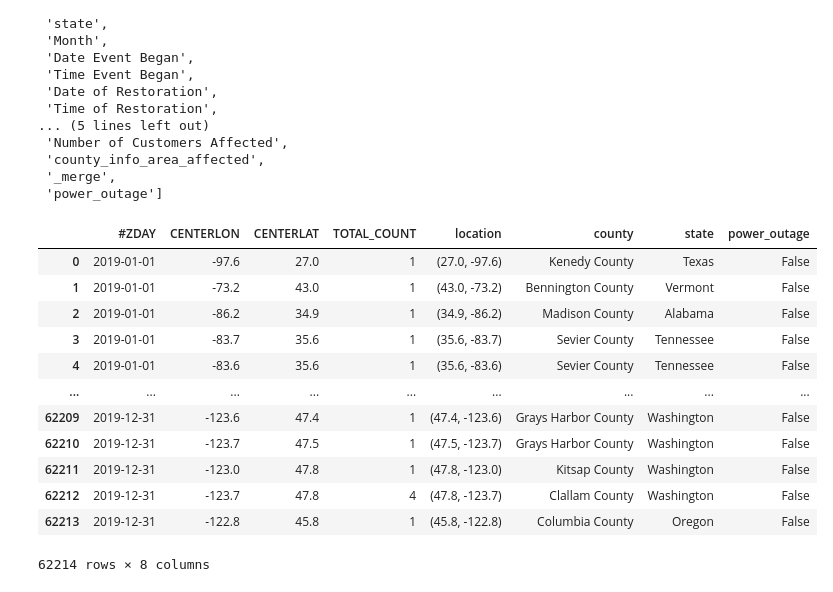
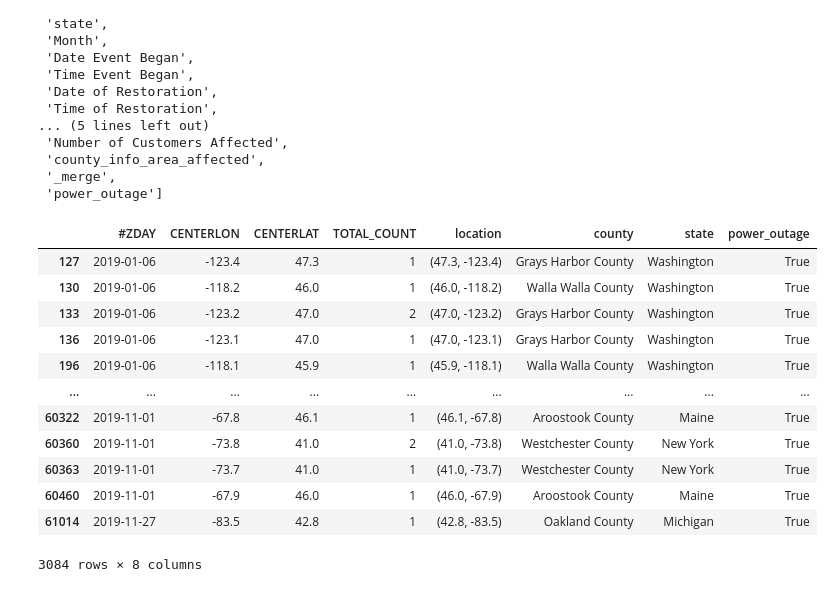
Before and after one commit to amourayuba/Power-Outage-Prediction, a Jupyter notebook: codes/Weather_Outage_Merge_Attempt_junaid.ipynb, the cells around one changed output. Saved outputs shown, nothing was run; the diff lists cells and outputs as text; code cells hidden in the pictures.

```diff
--- a/codes/Weather_Outage_Merge_Attempt_junaid.ipynb
+++ b/codes/Weather_Outage_Merge_Attempt_junaid.ipynb
@@ -331,23 +322,25 @@ left_merged_df.columns.tolist()
 # %%
 columns_to_drop = ['Month', 'Date Event Began', 'Time Event Began', 'Date of Restoration', 'Time of Restoration', 'Area Affected',
  'NERC Region','Alert Criteria', 'Event Type', 'Demand Loss (MW)', 'Number of Customers Affected', 'county_info_area_affected', '_merge']
 
 lightning_outage = left_merged_df.copy()
 
-lightning_outage.drop(columns = columns_to_drop)
+lightning_outage = lightning_outage.drop(columns = columns_to_drop)
+
+lightning_outage[lightning_outage["power_outage"]]
 # %% [output]
 |  | #ZDAY | CENTERLON | CENTERLAT | TOTAL_COUNT | location | county | state | power_outage |
-| 0 | 2019-01-01 | -97.6 | 27.0 | 1 | (27.0, -97.6) | Kenedy County | Texas | False |
-| 1 | 2019-01-01 | -73.2 | 43.0 | 1 | (43.0, -73.2) | Bennington County | Vermont | False |
-| 2 | 2019-01-01 | -86.2 | 34.9 | 1 | (34.9, -86.2) | Madison County | Alabama | False |
-| 3 | 2019-01-01 | -83.7 | 35.6 | 1 | (35.6, -83.7) | Sevier County | Tennessee | False |
-| 4 | 2019-01-01 | -83.6 | 35.6 | 1 | (35.6, -83.6) | Sevier County | Tennessee | False |
+| 127 | 2019-01-06 | -123.4 | 47.3 | 1 | (47.3, -123.4) | Grays Harbor County | Washington | True |
+| 130 | 2019-01-06 | -118.2 | 46.0 | 1 | (46.0, -118.2) | Walla Walla County | Washington | True |
+| 133 | 2019-01-06 | -123.2 | 47.0 | 2 | (47.0, -123.2) | Grays Harbor County | Washington | True |
+| 136 | 2019-01-06 | -123.1 | 47.0 | 1 | (47.0, -123.1) | Grays Harbor County | Washington | True |
+| 196 | 2019-01-06 | -118.1 | 45.9 | 1 | (45.9, -118.1) | Walla Walla County | Washington | True |
 | ... | ... | ... | ... | ... | ... | ... | ... | ... |
-| 62209 | 2019-12-31 | -123.6 | 47.4 | 1 | (47.4, -123.6) | Grays Harbor County | Washington | False |
-| 62210 | 2019-12-31 | -123.7 | 47.5 | 1 | (47.5, -123.7) | Grays Harbor County | Washington | False |
-| 62211 | 2019-12-31 | -123.0 | 47.8 | 1 | (47.8, -123.0) | Kitsap County | Washington | False |
-| 62212 | 2019-12-31 | -123.7 | 47.8 | 4 | (47.8, -123.7) | Clallam County | Washington | False |
-| 62213 | 2019-12-31 | -122.8 | 45.8 | 1 | (45.8, -122.8) | Columbia County | Oregon | False |
+| 60322 | 2019-11-01 | -67.8 | 46.1 | 1 | (46.1, -67.8) | Aroostook County | Maine | True |
+| 60360 | 2019-11-01 | -73.8 | 41.0 | 2 | (41.0, -73.8) | Westchester County | New York | True |
+| 60363 | 2019-11-01 | -73.7 | 41.0 | 1 | (41.0, -73.7) | Westchester County | New York | True |
+| 60460 | 2019-11-01 | -67.9 | 46.0 | 1 | (46.0, -67.9) | Aroostook County | Maine | True |
+| 61014 | 2019-11-27 | -83.5 | 42.8 | 1 | (42.8, -83.5) | Oakland County | Michigan | True |
-62214 rows × 8 columns
+3084 rows × 8 columns
 # %%
 lightning_outage.to_csv('../merged/lightning_outage_2019.csv', index=False)
```
Also changed, not shown: parts of 1 cell of this notebook.
